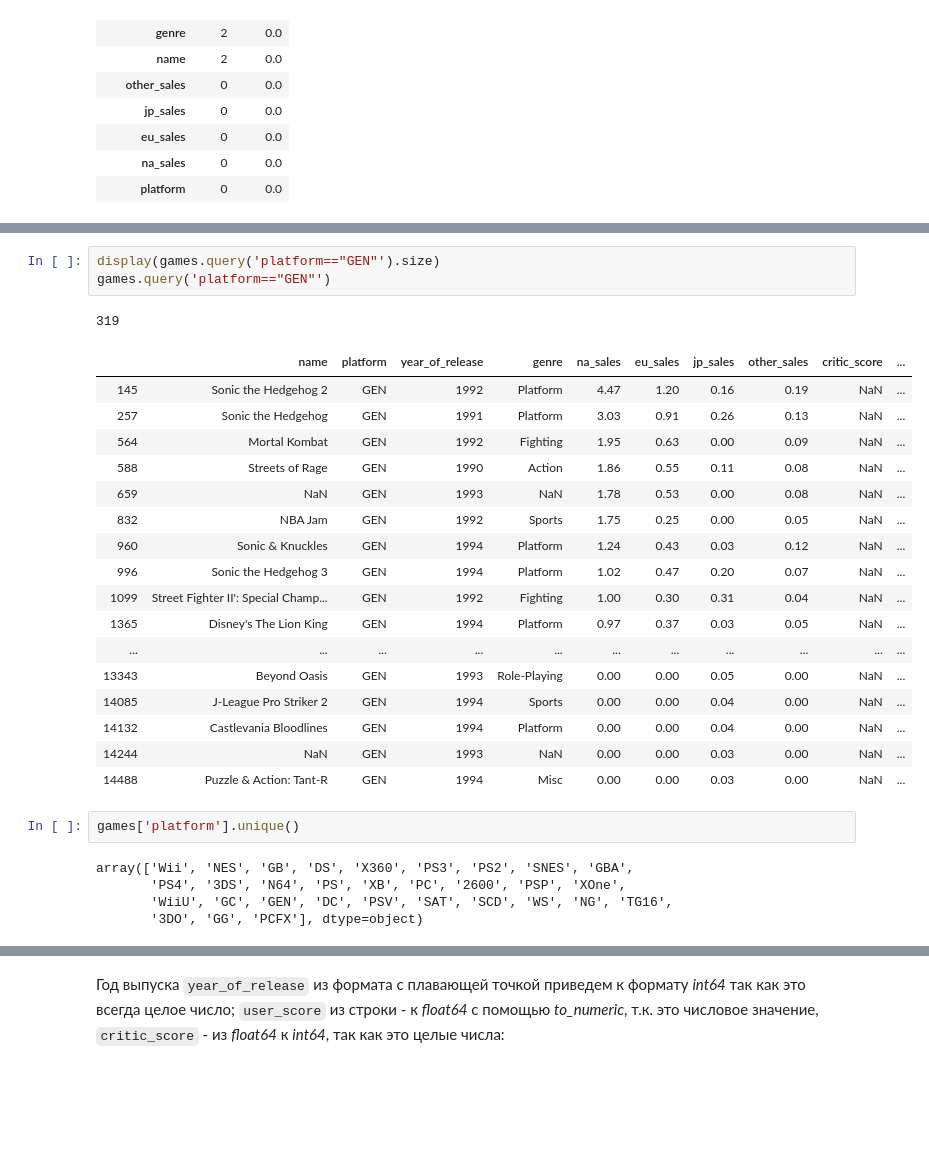
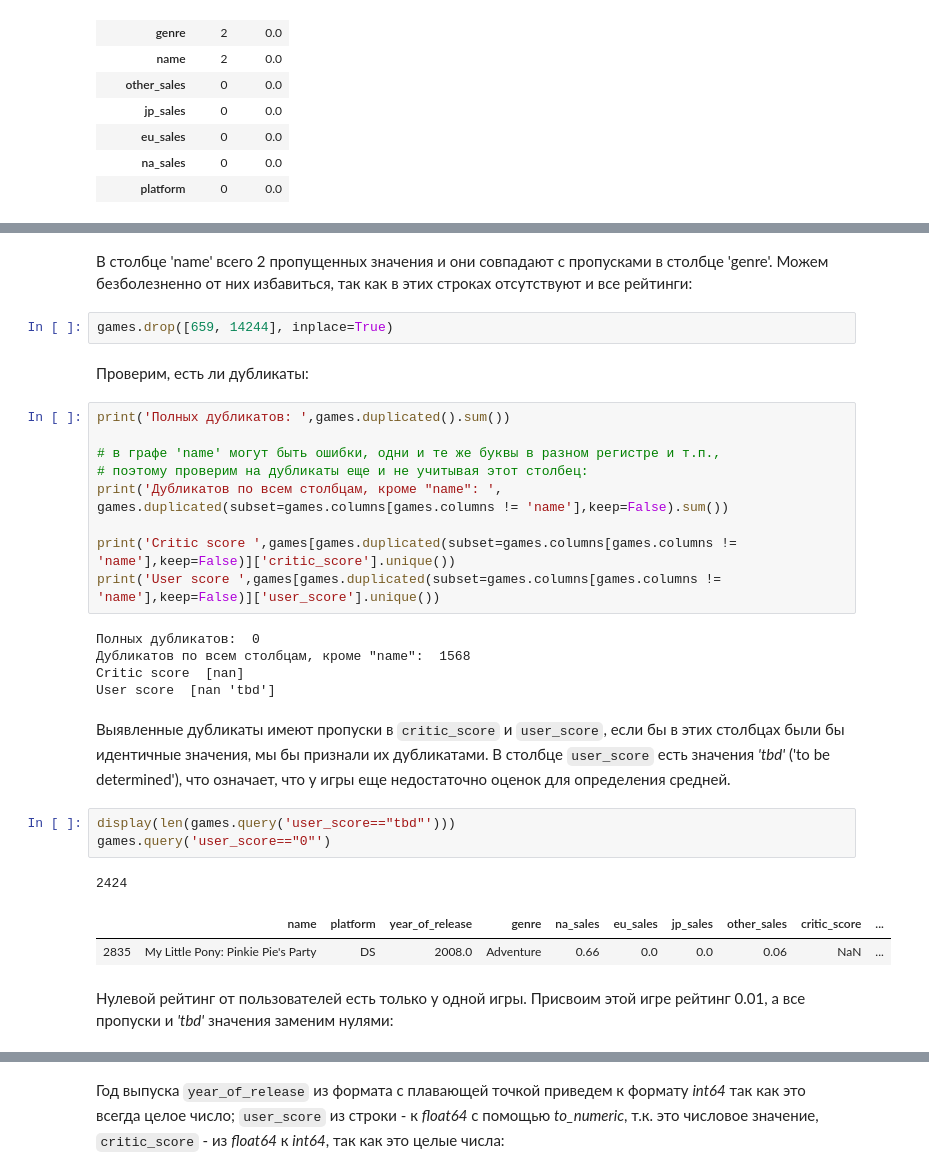
Before and after one commit to omirosh/yandex_practicum, a Jupyter notebook: games/miroshnichenko_intermediate_project.ipynb, the cells around one changed output, grey strips where cells are left out. Saved outputs shown, nothing was run; the diff lists cells and outputs as text; blank space fills up the shorter version.

```diff
--- a/games/miroshnichenko_intermediate_project.ipynb
+++ b/games/miroshnichenko_intermediate_project.ipynb
@@ -172,29 +173,31 @@ games[games['name'].isnull()]
+# %% [markdown]
+В столбце 'name' всего 2 пропущенных значения и они совпадают с пропусками в столбце 'genre'. Можем безболезненно от них избавиться, так как в этих строках отсутствуют и все рейтинги:
+# %%
+games.drop([659, 14244], inplace=True)
+# %% [markdown]
+Проверим, есть ли дубликаты:
+# %%
+print('Полных дубликатов: ',games.duplicated().sum())
+
+# в графе 'name' могут быть ошибки, одни и те же буквы в разном регистре и т.п.,
+# поэтому проверим на дубликаты еще и не учитывая этот столбец:
+print('Дубликатов по всем столбцам, кроме "name": ', games.duplicated(subset=games.columns[games.columns != 'name'],keep=False).sum())
+
+print('Critic score ',games[games.duplicated(subset=games.columns[games.columns != 'name'],keep=False)]['critic_score'].unique())
+print('User score ',games[games.duplicated(subset=games.columns[games.columns != 'name'],keep=False)]['user_score'].unique())
+# %% [output]
+Полных дубликатов:  0
+Дубликатов по всем столбцам, кроме "name":  1568
+Critic score  [nan]
+User score  [nan 'tbd']
+# %% [markdown]
+Выявленные дубликаты имеют пропуски в `critic_score` и `user_score`, если бы в этих столбцах были бы идентичные значения, мы бы признали их дубликатами. В столбце `user_score` есть значения *'tbd'* ('to be determined'), что означает, что у игры еще недостаточно оценок для определения средней.
 # %%
-display(games.query('platform=="GEN"').size)
-games.query('platform=="GEN"')
+display(len(games.query('user_score=="tbd"')))
+games.query('user_score=="0"')
 # %% [output]
-319
+2424
 |  | name | platform | year_of_release | genre | na_sales | eu_sales | jp_sales | other_sales | critic_score | ... |
-| 145 | Sonic the Hedgehog 2 | GEN | 1992 | Platform | 4.47 | 1.20 | 0.16 | 0.19 | NaN | ... |
-| 257 | Sonic the Hedgehog | GEN | 1991 | Platform | 3.03 | 0.91 | 0.26 | 0.13 | NaN | ... |
-| 564 | Mortal Kombat | GEN | 1992 | Fighting | 1.95 | 0.63 | 0.00 | 0.09 | NaN | ... |
-| 588 | Streets of Rage | GEN | 1990 | Action | 1.86 | 0.55 | 0.11 | 0.08 | NaN | ... |
-| 659 | NaN | GEN | 1993 | NaN | 1.78 | 0.53 | 0.00 | 0.08 | NaN | ... |
-| 832 | NBA Jam | GEN | 1992 | Sports | 1.75 | 0.25 | 0.00 | 0.05 | NaN | ... |
-| 960 | Sonic & Knuckles | GEN | 1994 | Platform | 1.24 | 0.43 | 0.03 | 0.12 | NaN | ... |
-| 996 | Sonic the Hedgehog 3 | GEN | 1994 | Platform | 1.02 | 0.47 | 0.20 | 0.07 | NaN | ... |
-| 1099 | Street Fighter II': Special Champ... | GEN | 1992 | Fighting | 1.00 | 0.30 | 0.31 | 0.04 | NaN | ... |
-| 1365 | Disney's The Lion King | GEN | 1994 | Platform | 0.97 | 0.37 | 0.03 | 0.05 | NaN | ... |
-| ... | ... | ... | ... | ... | ... | ... | ... | ... | ... | ... |
-| 13343 | Beyond Oasis | GEN | 1993 | Role-Playing | 0.00 | 0.00 | 0.05 | 0.00 | NaN | ... |
-| 14085 | J-League Pro Striker 2 | GEN | 1994 | Sports | 0.00 | 0.00 | 0.04 | 0.00 | NaN | ... |
-| 14132 | Castlevania Bloodlines | GEN | 1994 | Platform | 0.00 | 0.00 | 0.04 | 0.00 | NaN | ... |
-| 14244 | NaN | GEN | 1993 | NaN | 0.00 | 0.00 | 0.03 | 0.00 | NaN | ... |
-| 14488 | Puzzle & Action: Tant-R | GEN | 1994 | Misc | 0.00 | 0.00 | 0.03 | 0.00 | NaN | ... |
+| 2835 | My Little Pony: Pinkie Pie's Party | DS | 2008.0 | Adventure | 0.66 | 0.0 | 0.0 | 0.06 | NaN | ... |
-# %%
-games['platform'].unique()
-# %% [output]
-array(['Wii', 'NES', 'GB', 'DS', 'X360', 'PS3', 'PS2', 'SNES', 'GBA',
-       'PS4', '3DS', 'N64', 'PS', 'XB', 'PC', '2600', 'PSP', 'XOne',
-       'WiiU', 'GC', 'GEN', 'DC', 'PSV', 'SAT', 'SCD', 'WS', 'NG', 'TG16',
-       '3DO', 'GG', 'PCFX'], dtype=object)
+# %% [markdown]
+Нулевой рейтинг от пользователей есть только у одной игры. Присвоим этой игре рейтинг 0.01, а все пропуски и *'tbd'* значения заменим нулями:
```
Also changed, not shown: parts of 4 cells of this notebook.
